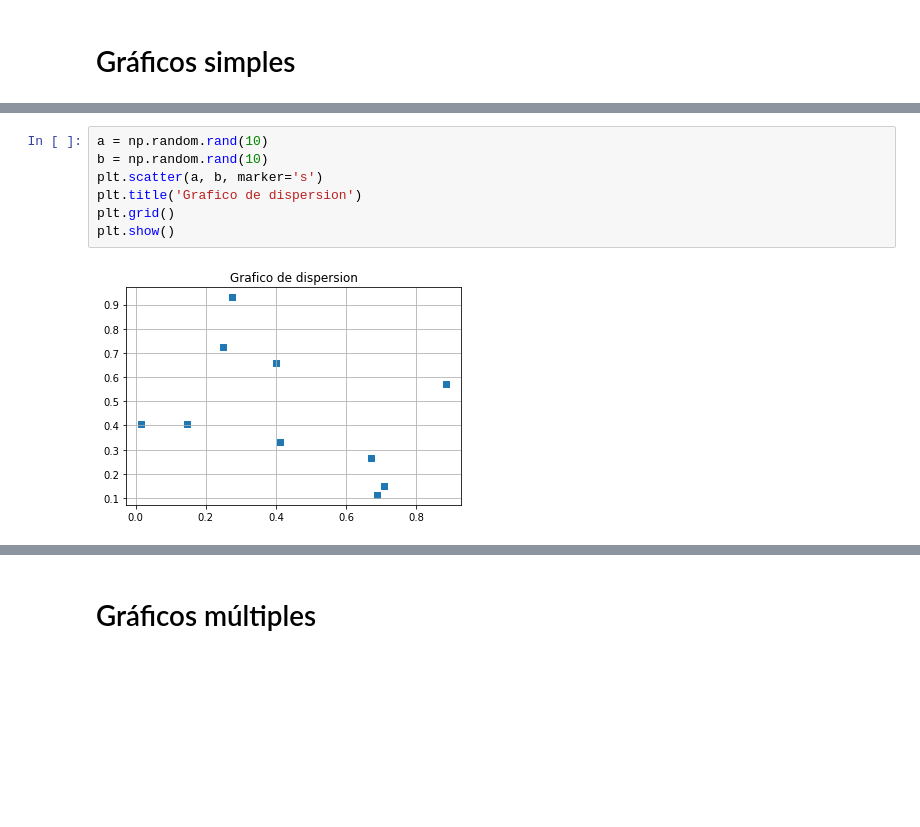
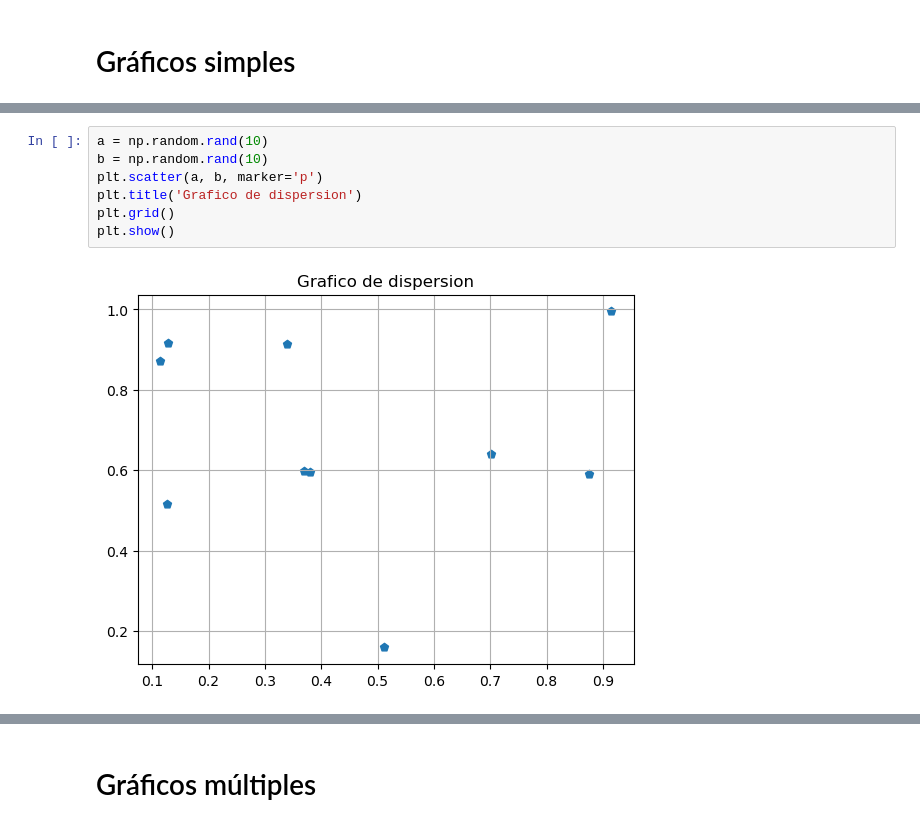
Before and after one commit to fleaman-udec/introduccion-python, a Jupyter notebook: IPCD-04-VisualizacionDatos.ipynb, the cells around one changed output, grey strips where cells are left out. Drawn from its saved outputs; the diff is of its cells as text; blank space fills up the shorter version.

```diff
--- a/IPCD-04-VisualizacionDatos.ipynb
+++ b/IPCD-04-VisualizacionDatos.ipynb
@@ -41,12 +50,12 @@ plt.show()
 # %%
 a = np.random.rand(10)
 b = np.random.rand(10)
-plt.scatter(a, b, marker='s')
+plt.scatter(a, b, marker='p')
 plt.title('Grafico de dispersion')
 plt.grid()
 plt.show()
 # %% [output]
-[figure, old version]
+[figure, new version]
 # %%
 c = np.random.rand(10)
 plt.scatter(a, b, marker='s', label='puntos ab')
```
Also changed, not shown: parts of 16 cells of this notebook, 3 other files.
